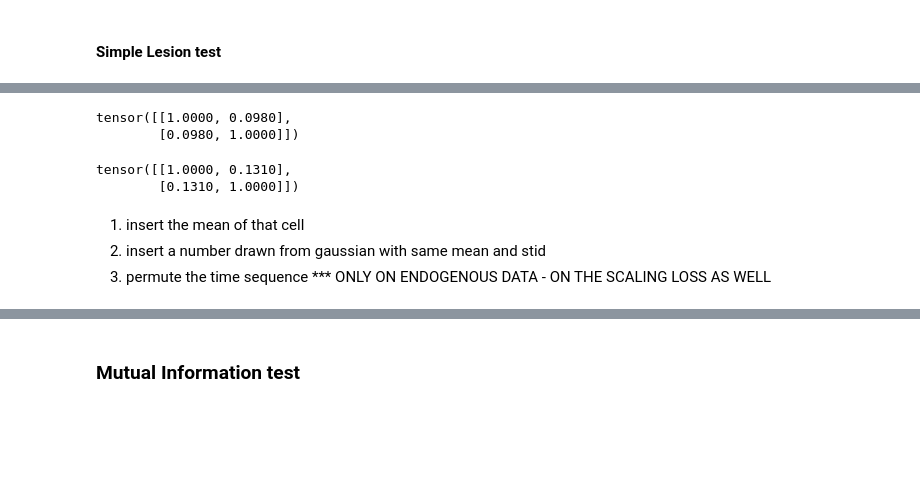
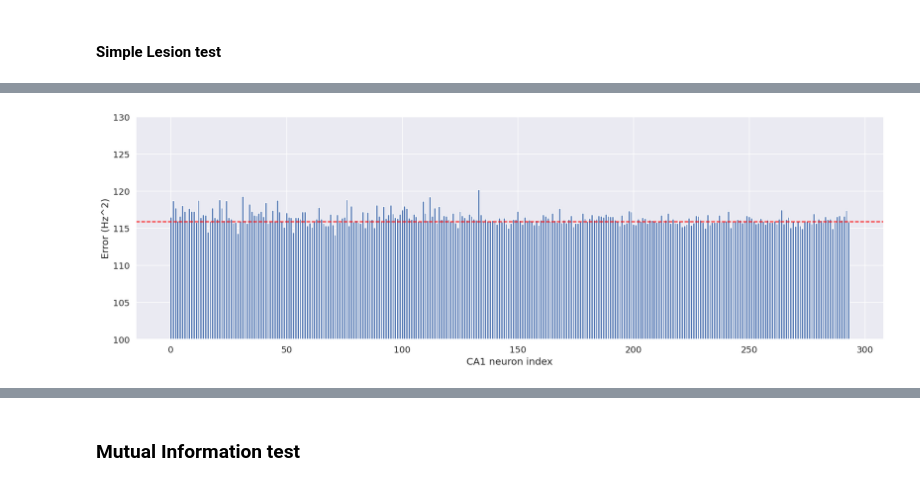
Before and after one commit to cngzlsh/approx_brain, a Jupyter notebook: EB095_stim.ipynb, the cells around one changed output, grey strips where cells are left out. Saved outputs shown, nothing was run; the diff lists cells and outputs as text; code cells hidden in the pictures; blank space fills up the shorter version.

```diff
--- a/EB095_stim.ipynb
+++ b/EB095_stim.ipynb
@@ -1285,19 +1273,31 @@ plt.bar(np.arange(294), torch.stack(LS_lesioning_losses) - base_loss)
-# %%
-torch.corrcoef(torch.vstack(
-    [torch.stack(LS_lesioning_losses) - base_loss, X_train.mean((0,1))]
-    ))
-# %% [output]
-tensor([[1.0000, 0.0980],
-        [0.0980, 1.0000]])
-# %%
-torch.corrcoef(torch.vstack(
-    [torch.stack(LS_lesioning_losses) - base_loss, X_train.std((0,1))]
-    ))
-# %% [output]
-tensor([[1.0000, 0.1310],
-        [0.1310, 1.0000]])
-# %% [markdown]
-1. insert the mean of that cell
-2. insert a number drawn from gaussian with same mean and stid
-3. permute the time sequence ***
-ONLY ON ENDOGENOUS DATA - ON THE SCALING LOSS AS WELL
+# %%
+# replace with random permutation of that instance
+import copy
+n_repeats = 25
+
+LS_lesioning_losses_avgs = []
+for _ in tqdm(range(n_repeats)):
+    LS_lesioning_losses = []
+    rdn_perm = np.random.permutation(np.arange(15))
+
+    for dim in range(input_dim):
+        _X_test = copy.deepcopy(X_test)
+        _X_test[:,:, dim] = torch.mean(X_train[:,rdn_perm, dim])
+        with torch.no_grad():
+            Y_hat_LS = DNN_LS(_X_test.to(device).permute(1,0,2)).permute(1,0,2).cpu()
+            LS_test_pred_loss = nn.MSELoss(reduction='none')(Y_hat_LS, Y_test[...,LS_neuron_idx])
+            LS_lesioning_losses.append(LS_test_pred_loss[non_stim_mse_idx].mean())
+    LS_lesioning_losses_avgs.append(np.array(LS_lesioning_losses))
+LS_lesioning_losses = np.vstack(LS_lesioning_losses_avgs).mean(0)
+# %%
+plt.figure(figsize=(20,6))
+plt.bar(np.arange(input_dim), LS_lesioning_losses)
+plt.axhline(y=base_loss, xmin=0, xmax=input_dim, linestyle='--', c='red')
+plt.ylim([100,130])
+plt.xlabel('CA1 neuron index')
+plt.ylabel('Error (Hz^2)')
+plt.show()
+
+logger.info(f'Number of neurons whose lesioning yielded higher loss: {torch.sum(torch.as_tensor(LS_lesioning_losses) > base_loss)} ({str(float(torch.sum(torch.as_tensor(LS_lesioning_losses) > base_loss) / input_dim * 100))[:4]}%)')
+# %% [output]
+[figure, added]
```
Also changed, not shown: parts of 10 cells of this notebook, 4 other files.
